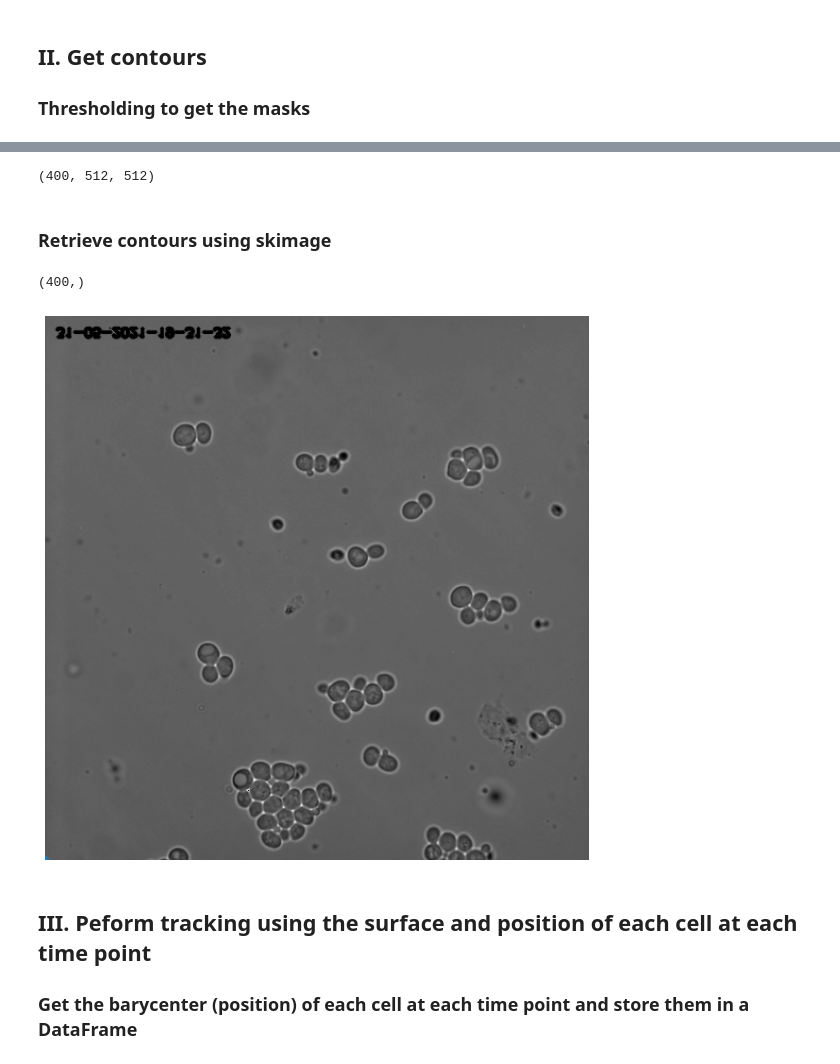
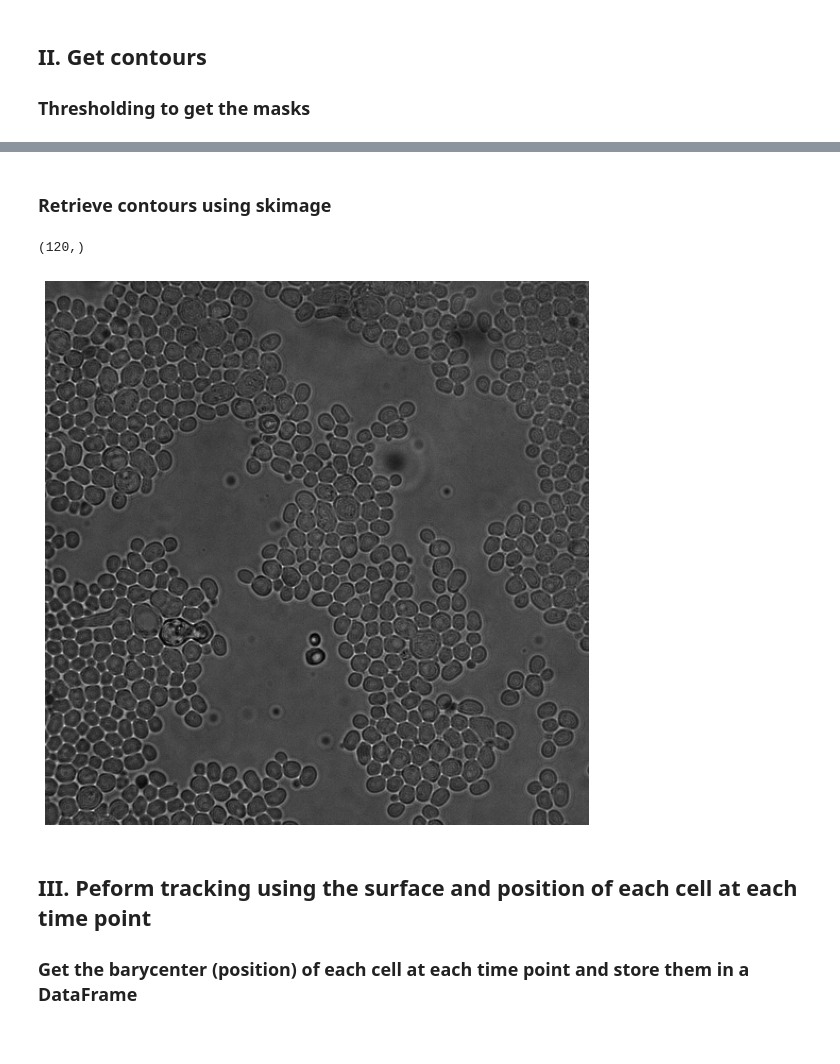
Before and after one commit to hugovaysset/Stage_Curie, a Jupyter notebook: Perform_Tracking.ipynb, the cells around one changed output, grey strips where cells are left out. Saved outputs shown, nothing was run; the diff lists cells and outputs as text; code cells hidden in the pictures.

```diff
--- a/Perform_Tracking.ipynb
+++ b/Perform_Tracking.ipynb
@@ -90,36 +112,70 @@ uint8
-# %%
-print(masks.shape)
-# %% [output]
-(400, 512, 512)
 # %% [markdown]
 ### Retrieve contours using skimage
 # %%
+from skimage.filters import threshold_otsu
+import time
+
 import matplotlib.colors as mcolors
 by_hsv = [(tuple(mcolors.rgb_to_hsv(mcolors.to_rgb(color))),
                          name)
                         for name, color in mcolors.TABLEAU_COLORS.items()]
 names = [name for hsv, name in by_hsv]
-# Way easier to get contours in skimage than with opencv..!
-all_contours = []
-for m in masks:
-    c = measure.find_contours(m, threshold)
-    all_contours.append(np.array(c)) #threshold is defined when thresholding
-all_contours = np.array(all_contours)
 
-print(all_contours.shape)
+retrieve_from_threshold = True  # when the masks have all pixels corresponding to objects with value 1 (or 255)
 
-# Display the images and plot all contours found
-nb_imgs = 1
-fig, ax = plt.subplots(1, 1, figsize=(10, 10))
+if retrieve_from_threshold:
+    all_contours = []
+    for m in masks:
+#         threshold = threshold_otsu(m)
+        threshold = 127
+        c = measure.find_contours(m, threshold)
+        all_contours.append(np.array(c)) #threshold is defined when thresholding
+    all_contours = np.array(all_contours)
 
-for i, (contour_im, im) in enumerate(zip(all_contours[2:3], imgs[2:3])):
-    ax.imshow(cv2.resize(im, (512, 512)), cmap="gray", origin="lower")
-    for i, contour in enumerate(contour_im):
-        ax.plot(contour[:, 1], contour[:, 0], linewidth=5, c=names[i % len(names)])
-    ax.axis("off")
+    print(all_contours.shape)
+
+    # Display the images and plot all contours found
+    nb_imgs = 1
+    fig, ax = plt.subplots(1, 1, figsize=(10, 10))
+
+    for i, (contour_im, im) in enumerate(zip(all_contours[19:20], imgs[19:20])):
+        ax.imshow(cv2.resize(im[..., 0], (512, 512)), cmap="gray", origin="lower")
+        for i, contour in enumerate(contour_im):
+            ax.plot(contour[:, 1], contour[:, 0], linewidth=5, c=names[i % len(names)])
+        ax.axis("off")
+else:  # one grey level per object in the masks
+    all_contours = []
+    for i, m in enumerate(predictions):
+        if i % 10 == 0:
+            print(f"Frame {i}")
+#     t0 = time.time()
+#     all_contours = [np.array([measure.find_contours(m == gray_level, level=gray_level-0.01)[0] for gray_level in np.unique(m)[1:]]) for m in predictions[:2]]
+#     print(f"Duration : {round(time.time() - t0, 2)}")
+        all_contours_at_this_frame = []
+        for gray_level in np.unique(m)[1:]:  # don't take 0 as it is the background
+            obj = np.array(m == gray_level, dtype=np.float32)
+            contours = measure.find_contours(obj, level=0.99)  # list of contours
+
+            all_contours_at_this_frame.append(contours[0])  # only one object per grey level, list of objects per frame
+
+        all_contours_at_this_frame = np.array(all_contours_at_this_frame)  # one array per frame
+        all_contours.append(all_contours_at_this_frame)
+
+    all_contours = np.array(all_contours)  # array of frames of objects
+
+    print(all_contours.shape)
+
+    init_idx, nb_frames = 0, 3
+    fig, axes = plt.subplots(1, nb_frames, figsize=(8 * nb_frames, 8))
+    for idx, (mask, contours, ax) in enumerate(zip(predictions[init_idx:init_idx+nb_frames], all_contours[init_idx:init_idx+nb_frames], axes)):
+        ax.set_title(f"Frame {init_idx + idx}")
+        ax.imshow(mask)
+
+        for contour in contours:
+            ax.plot(contour[:, 1], contour[:, 0])
 # %% [output]
-(400,)
+(120,)
-[figure, old version]
+[figure, new version]
 # %% [markdown]
 ## III. Peform tracking using the surface and position of each cell at each time point
 
```
Also changed, not shown: parts of 14 cells of this notebook, 17 other files.
